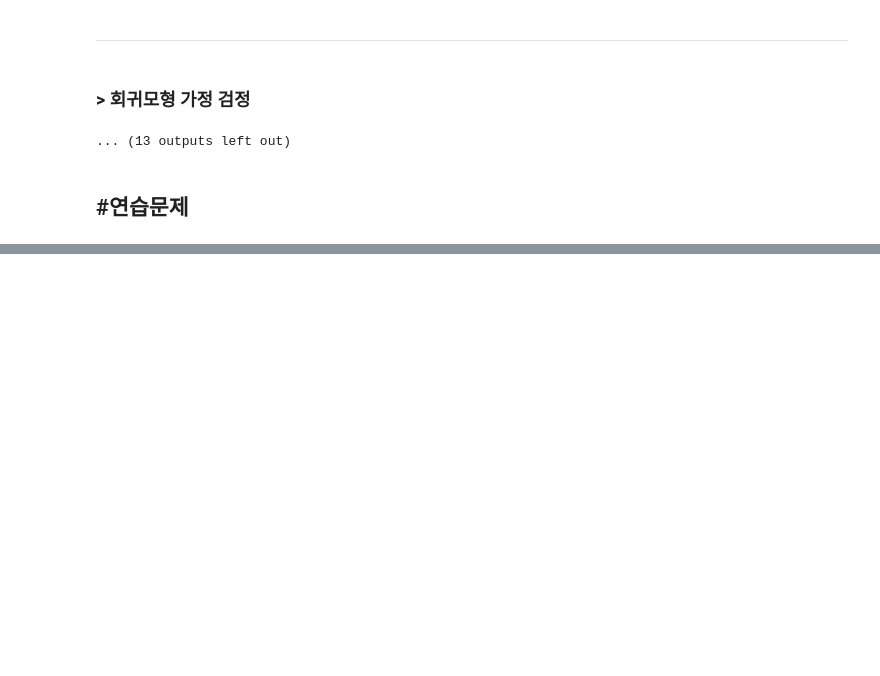
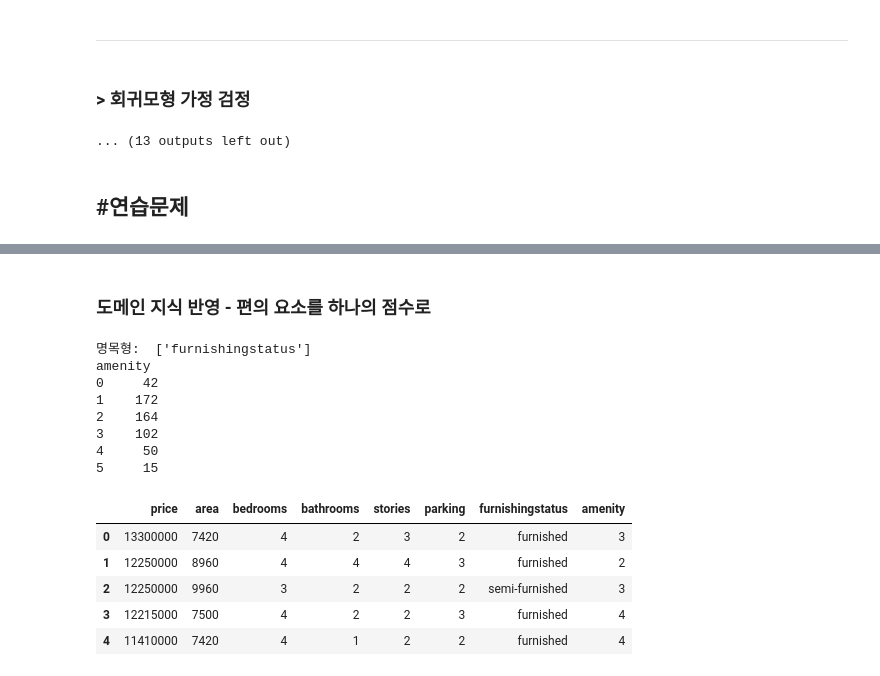
Before and after one commit to choi-yeonju/Python-Basics, a Jupyter notebook: [LAB-09]/[LAB-09] 선형회귀ㅣ07-[PBT] 선형회귀 파이프라인(실습코드) yeonju.ipynb, the cells around one changed output, grey strips where cells are left out. Cells and saved outputs as stored; diff of their text form; code cells hidden in the pictures; blank space fills up the shorter version.

```diff
--- a/[LAB-09]/[LAB-09] 선형회귀ㅣ07-[PBT] 선형회귀 파이프라인(실습코드) yeonju.ipynb
+++ b/[LAB-09]/[LAB-09] 선형회귀ㅣ07-[PBT] 선형회귀 파이프라인(실습코드) yeonju.ipynb
@@ -424,3 +424,7 @@ checkpoints = {
 }
 # %% [markdown]
 ## #연습문제
+# %%
+origin = load_data("housing_qtcheck")
+num_desc = load_data("housing_numerical_summary")
+cat_desc = load_data("housing_categorical_summary")
@@ -426,0 +633,32 @@ checkpoints = {
+# %% [markdown]
+### 도메인 지식 반영 - 편의 요소를 하나의 점수로
+# %%
+# 모두 "이 주택이 어떤 편의 요소를 갖췄는가"를 묻는 같은 성격의 yes/no 항목이다.
+amenity_cols = ["mainroad", "guestroom", "basement",
+                "hotwaterheating", 'airconditioning', 'prefarea']
+
+df2 = df.copy()
+df2["amenity"] = sum((df2[c]=="yes").astype(int) for c in amenity_cols)
+df2 = df2.drop(columns=amenity_cols)
+
+# 명목형 목록도 df2기준으로 다시 잡는다.
+nominal_cols2 = [c for c in nominal_cols if c in df2.columns]
+
+print("명목형: ", nominal_cols2)
+print(df2["amenity"].value_counts().sort_index().to_string())
+df2.head()
+# %% [output]
+명목형:  ['furnishingstatus']
+amenity
+0     42
+1    172
+2    164
+3    102
+4     50
+5     15
+|  | price | area | bedrooms | bathrooms | stories | parking | furnishingstatus | amenity |
+| 0 | 13300000 | 7420 | 4 | 2 | 3 | 2 | furnished | 3 |
+| 1 | 12250000 | 8960 | 4 | 4 | 4 | 3 | furnished | 2 |
+| 2 | 12250000 | 9960 | 3 | 2 | 2 | 2 | semi-furnished | 3 |
+| 3 | 12215000 | 7500 | 4 | 2 | 2 | 3 | furnished | 4 |
+| 4 | 11410000 | 7420 | 4 | 1 | 2 | 2 | furnished | 4 |
```
Also changed, not shown: parts of 16 cells of this notebook, 10 other files.
